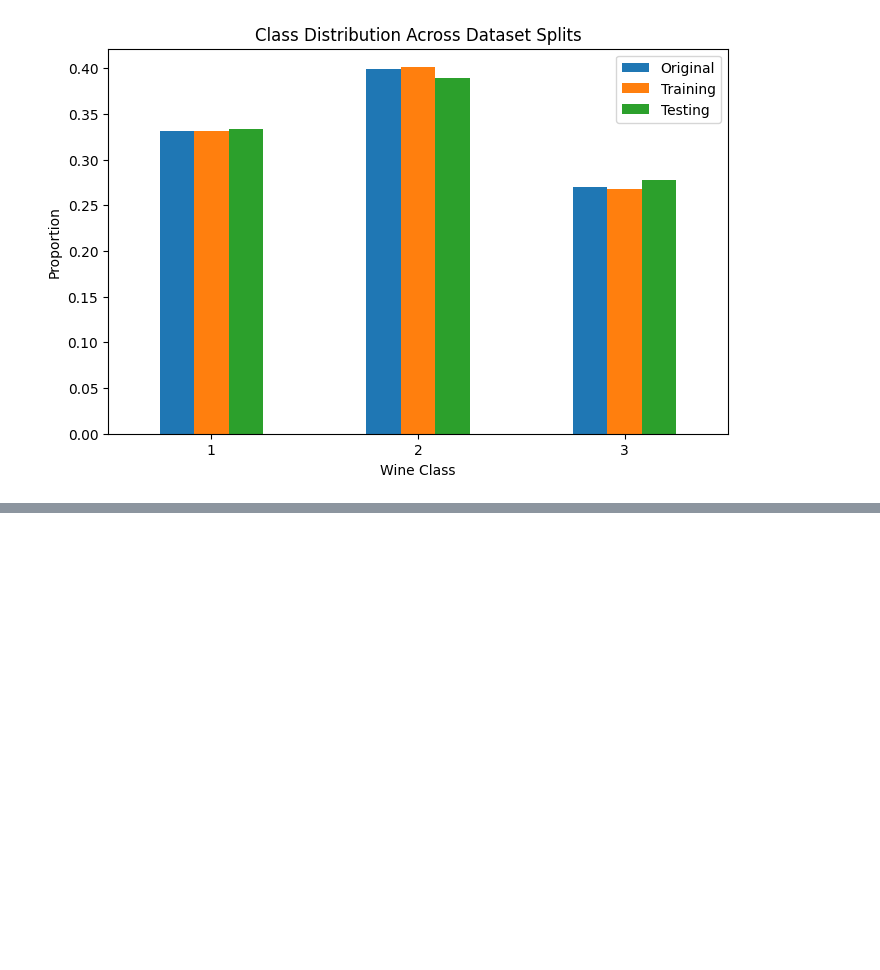
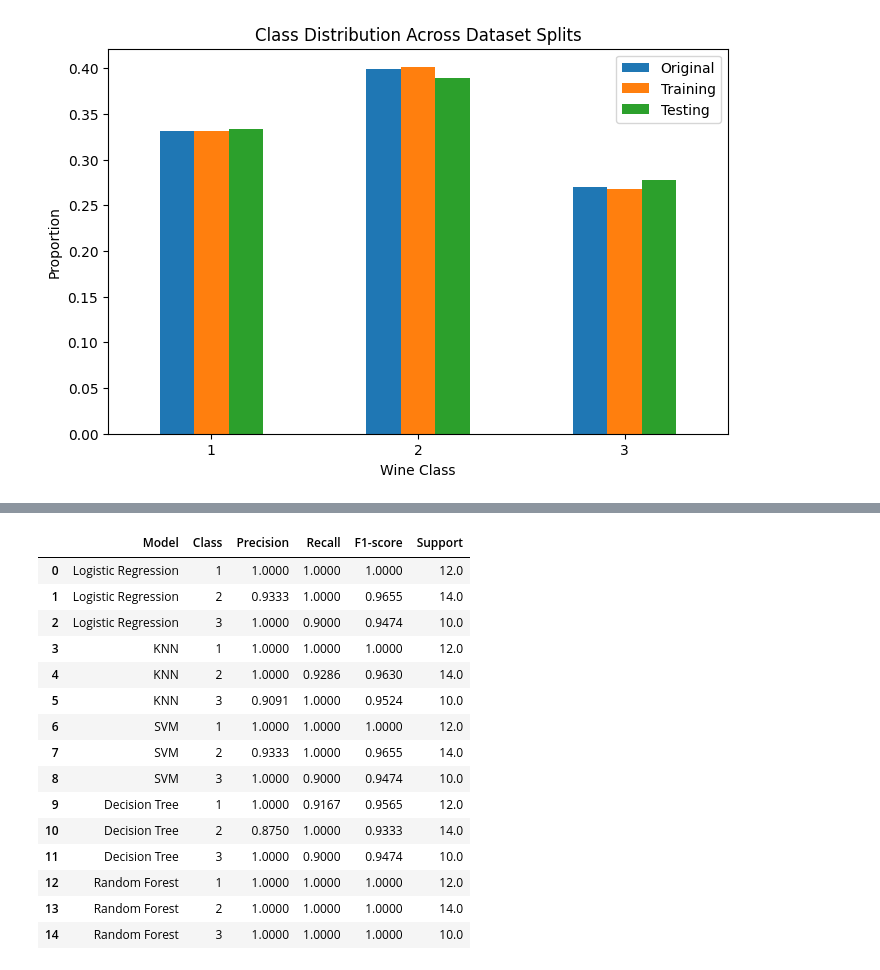
Before and after one commit to yashwanth-bu/classification-machine-learning, a Jupyter notebook: Traditional-Classification-Models/01_wine_classification.ipynb, the cells around one changed output, grey strips where cells are left out. Cells and saved outputs as stored; diff of their text form; code cells hidden in the pictures; blank space fills up the shorter version.

```diff
--- a/Traditional-Classification-Models/01_wine_classification.ipynb
+++ b/Traditional-Classification-Models/01_wine_classification.ipynb
@@ -450,0 +706,48 @@ plt.show()
+# %%
+# Extract per-class metrics for comparison
+# Instead of manually reading every classification report, create a comparison table.
+
+class_results = []
+
+for name, y_pred in predictions.items():
+
+    report = classification_report(
+        y_test,
+        y_pred,
+        output_dict=True,
+        zero_division=0
+    )
+
+    for class_label in sorted(y.unique()):
+
+        metrics = report[str(class_label)]
+
+        class_results.append({
+            "Model": name,
+            "Class": class_label,
+            "Precision": metrics["precision"],
+            "Recall": metrics["recall"],
+            "F1-score": metrics["f1-score"],
+            "Support": metrics["support"]
+        })
+
+class_results_df = pd.DataFrame(class_results)
+
+class_results_df.round(4)
+# %% [output]
+|  | Model | Class | Precision | Recall | F1-score | Support |
+| 0 | Logistic Regression | 1 | 1.0000 | 1.0000 | 1.0000 | 12.0 |
+| 1 | Logistic Regression | 2 | 0.9333 | 1.0000 | 0.9655 | 14.0 |
+| 2 | Logistic Regression | 3 | 1.0000 | 0.9000 | 0.9474 | 10.0 |
+| 3 | KNN | 1 | 1.0000 | 1.0000 | 1.0000 | 12.0 |
+| 4 | KNN | 2 | 1.0000 | 0.9286 | 0.9630 | 14.0 |
+| 5 | KNN | 3 | 0.9091 | 1.0000 | 0.9524 | 10.0 |
+| 6 | SVM | 1 | 1.0000 | 1.0000 | 1.0000 | 12.0 |
+| 7 | SVM | 2 | 0.9333 | 1.0000 | 0.9655 | 14.0 |
+| 8 | SVM | 3 | 1.0000 | 0.9000 | 0.9474 | 10.0 |
+| 9 | Decision Tree | 1 | 1.0000 | 0.9167 | 0.9565 | 12.0 |
+| 10 | Decision Tree | 2 | 0.8750 | 1.0000 | 0.9333 | 14.0 |
+| 11 | Decision Tree | 3 | 1.0000 | 0.9000 | 0.9474 | 10.0 |
+| 12 | Random Forest | 1 | 1.0000 | 1.0000 | 1.0000 | 12.0 |
+| 13 | Random Forest | 2 | 1.0000 | 1.0000 | 1.0000 | 14.0 |
+| 14 | Random Forest | 3 | 1.0000 | 1.0000 | 1.0000 | 10.0 |
```
Also changed, not shown: parts of 13 cells of this notebook.
